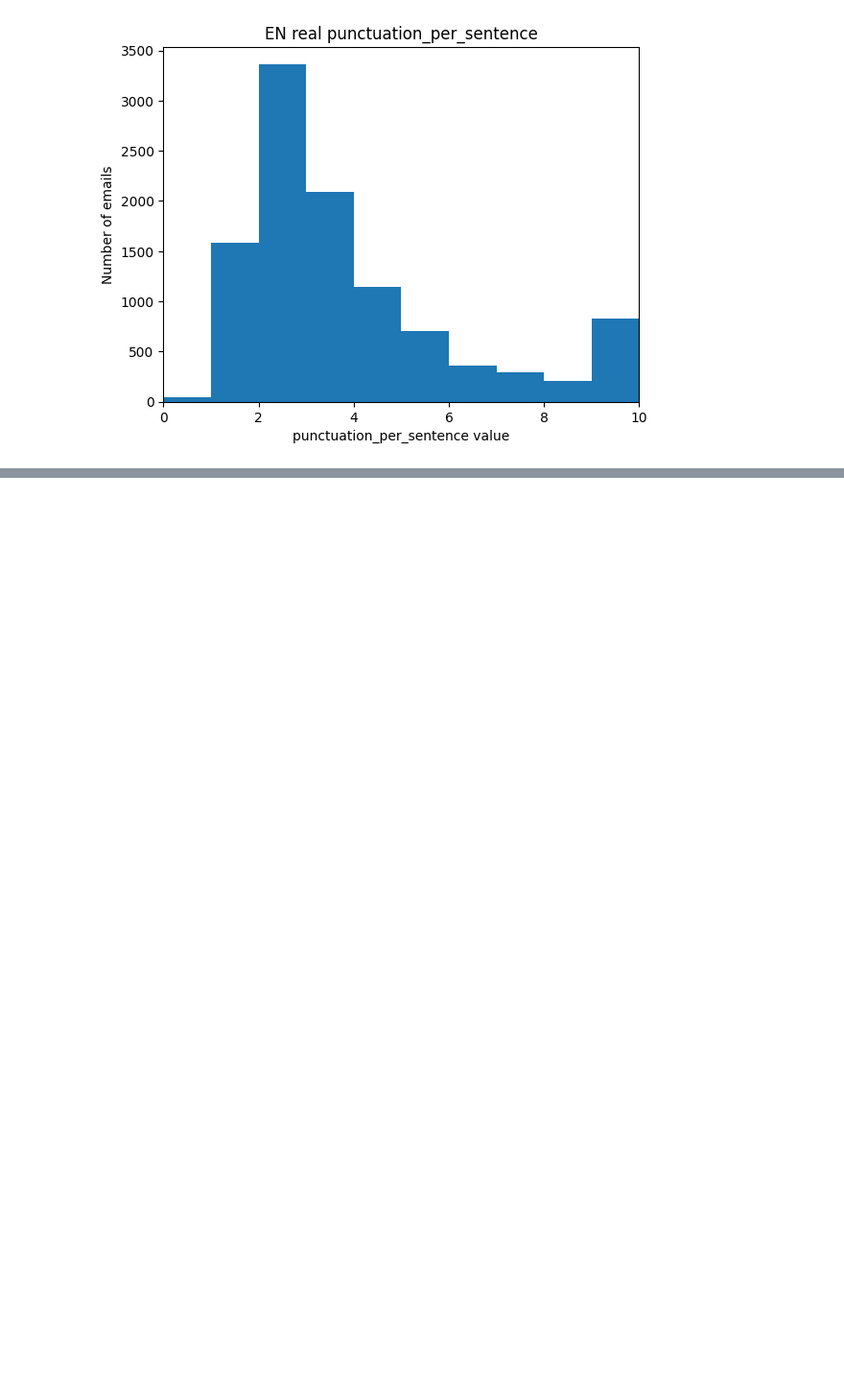
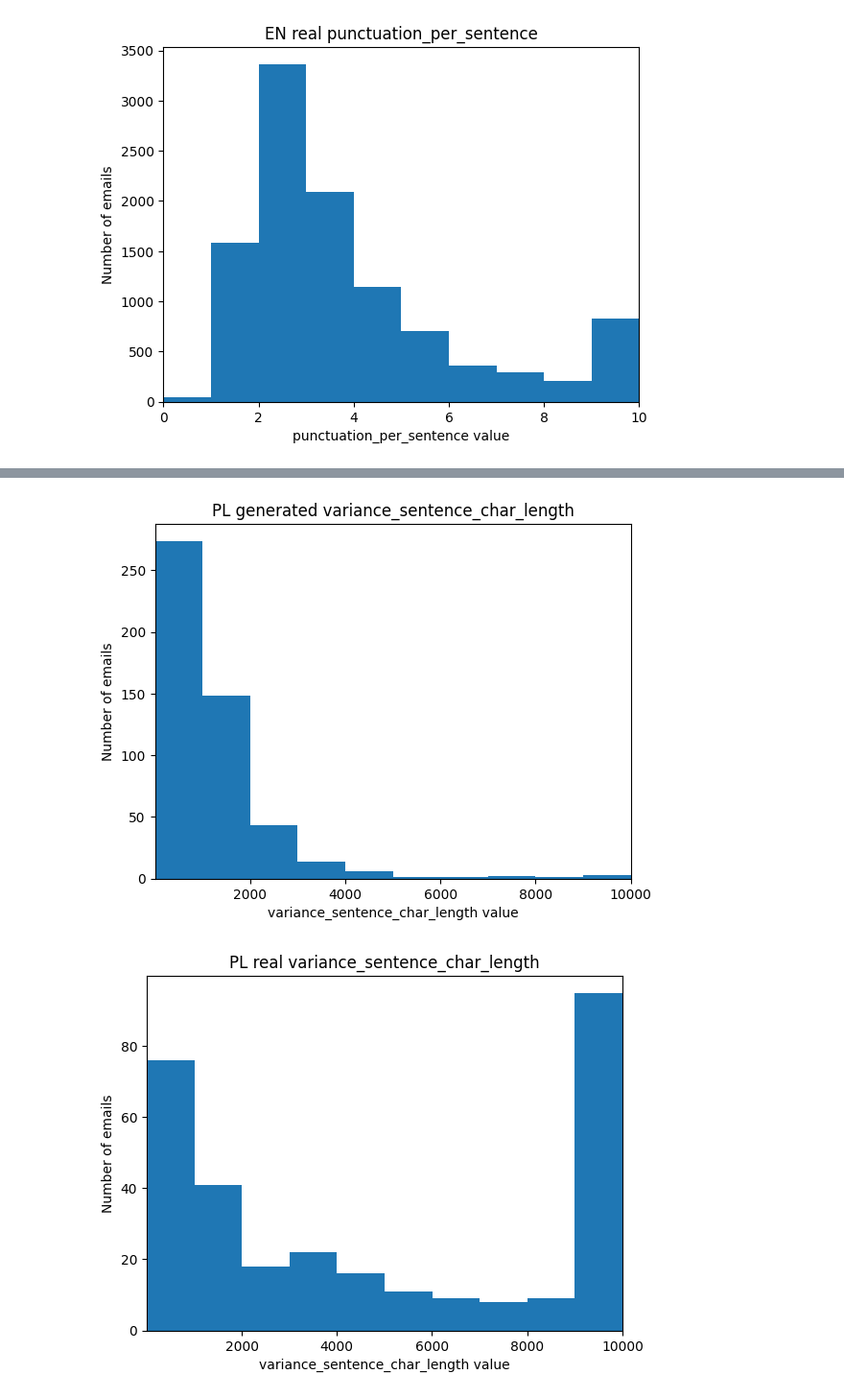
Before and after one commit to Erfantls/anti-gpt-checker, a Jupyter notebook: notebooks/attributes_analysis.ipynb, the cells around one changed output, grey strips where cells are left out. Shown at 96% size. Drawn from its saved outputs; the diff is of its cells as text; code cells hidden in the pictures; blank space fills up the shorter version.

```diff
--- a/notebooks/attributes_analysis.ipynb
+++ b/notebooks/attributes_analysis.ipynb
@@ -119,0 +225,5 @@ compare_4_hists('punctuation_per_sentence', min_value=0, max_value=10)
+# %%
+compare_4_hists('variance_sentence_char_length', min_value=1, max_value=10000)
+# %% [output]
+[figure, added]
+[figure, added]
```
Also changed, not shown: parts of 14 cells of this notebook, 13 other files.
